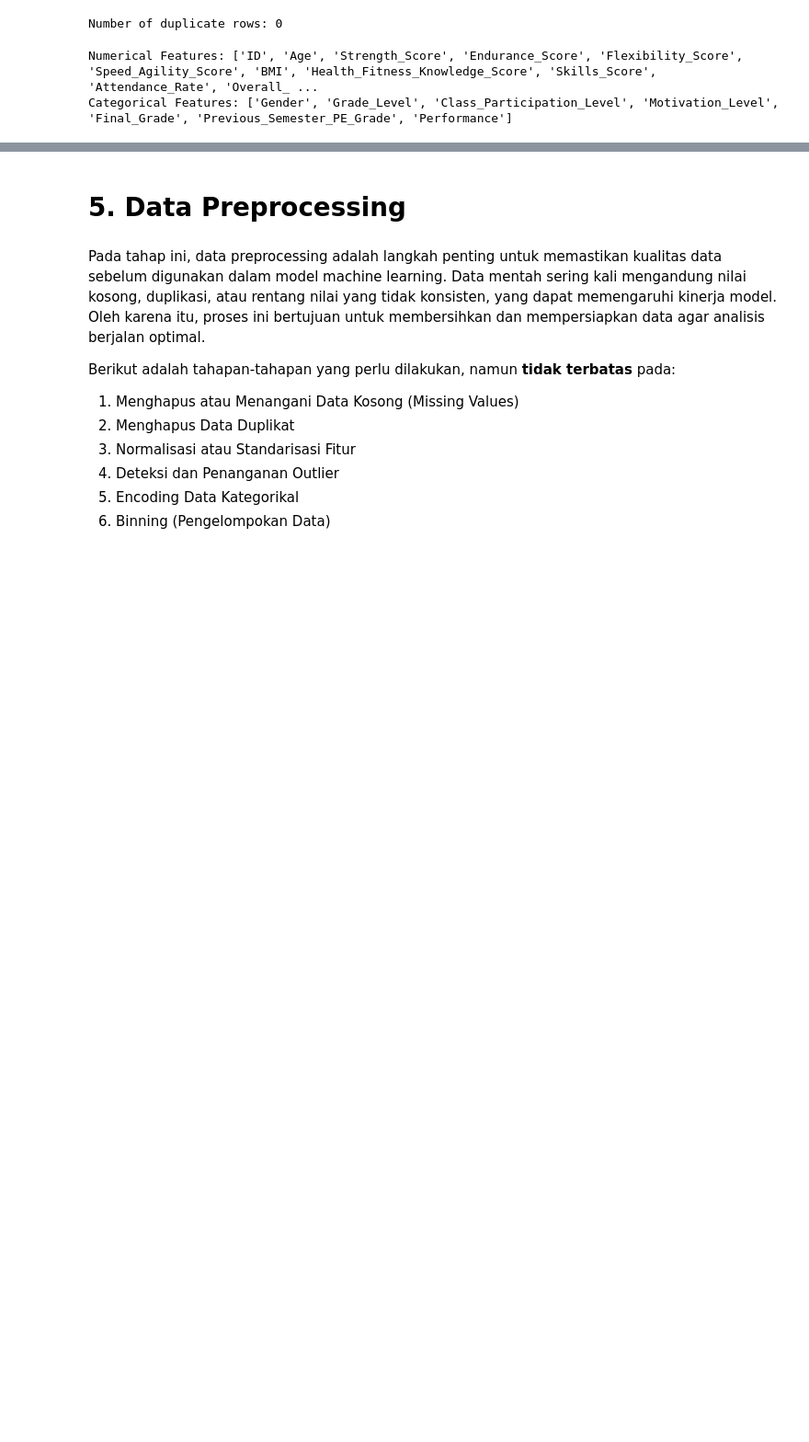
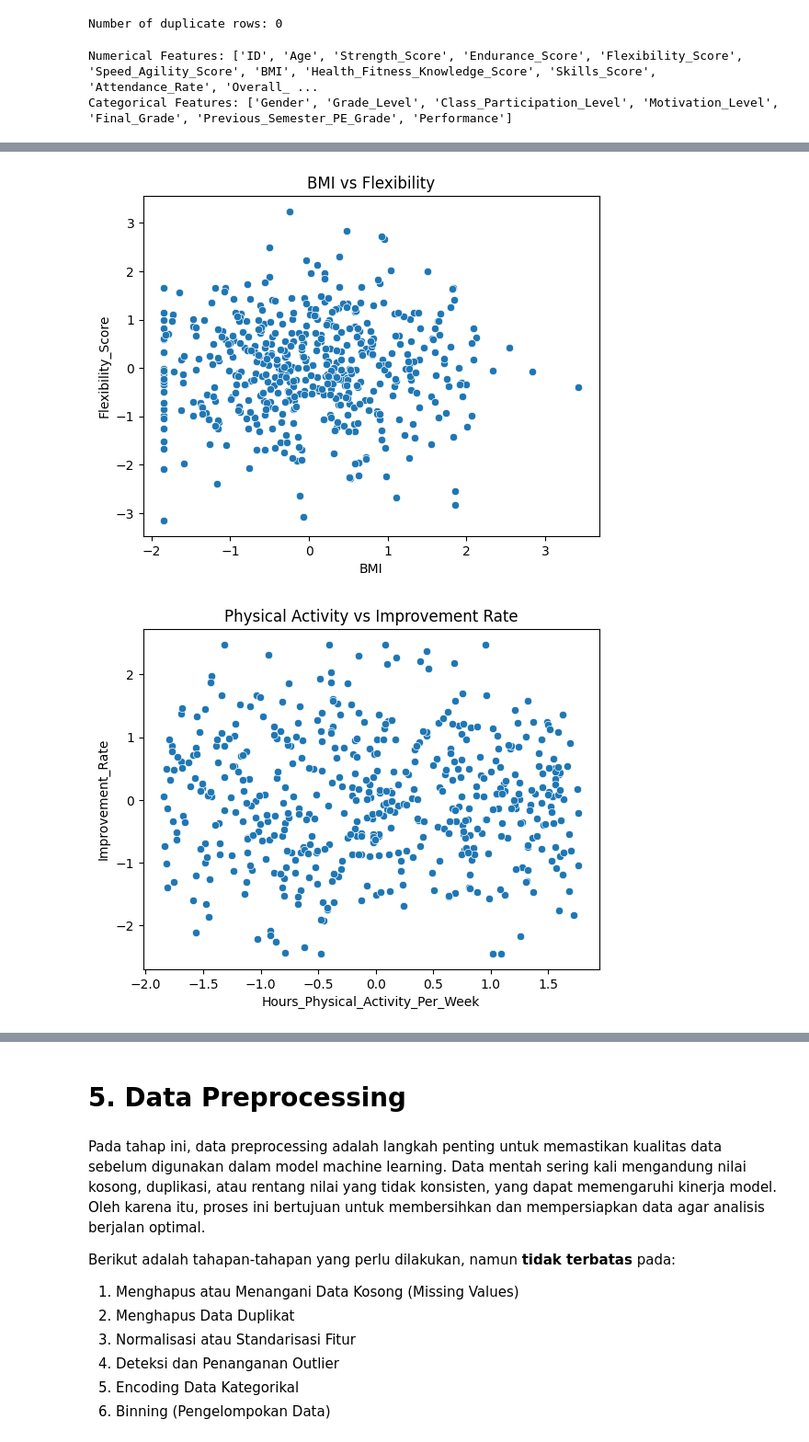
Before and after one commit to WildanFadhilNazaruddin/PHYSIC-AIR-DATA-QUALITY-CONTROL, a Jupyter notebook: modul_main/[Clustering]_Submission_Akhir_BMLP_Your_Name.ipynb, the cells around one changed output, grey strips where cells are left out. Shown: that part at 92% size. Saved outputs shown, nothing was run; the diff lists cells and outputs as text; code cells hidden in the pictures; blank space fills up the shorter version.

Commit message:
test/projeck/dataprogresing/linierregsion/data spliting

```diff
--- a/modul_main/[Clustering]_Submission_Akhir_BMLP_Your_Name.ipynb
+++ b/modul_main/[Clustering]_Submission_Akhir_BMLP_Your_Name.ipynb
@@ -126,0 +194,11 @@ Categorical Features: ['Gender', 'Grade_Level', 'Class_Participation_Level', 'Mo
+# %%
+sns.scatterplot(x='BMI', y='Flexibility_Score', data=student)
+plt.title('BMI vs Flexibility')
+plt.show()
+
+sns.scatterplot(x='Hours_Physical_Activity_Per_Week', y='Improvement_Rate', data=student)
+plt.title('Physical Activity vs Improvement Rate')
+plt.show()
+# %% [output]
+[figure, added]
+[figure, added]
```
Also changed, not shown: parts of 13 cells of this notebook.
